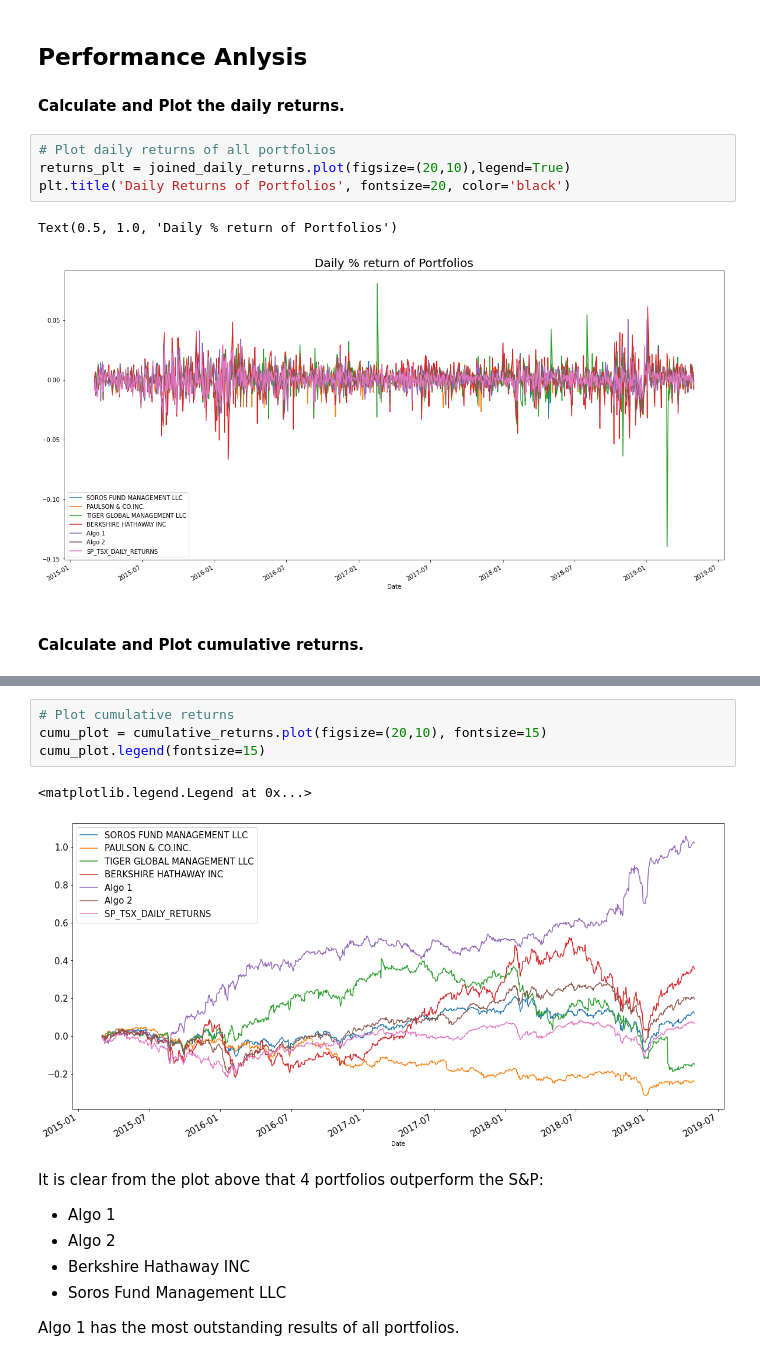
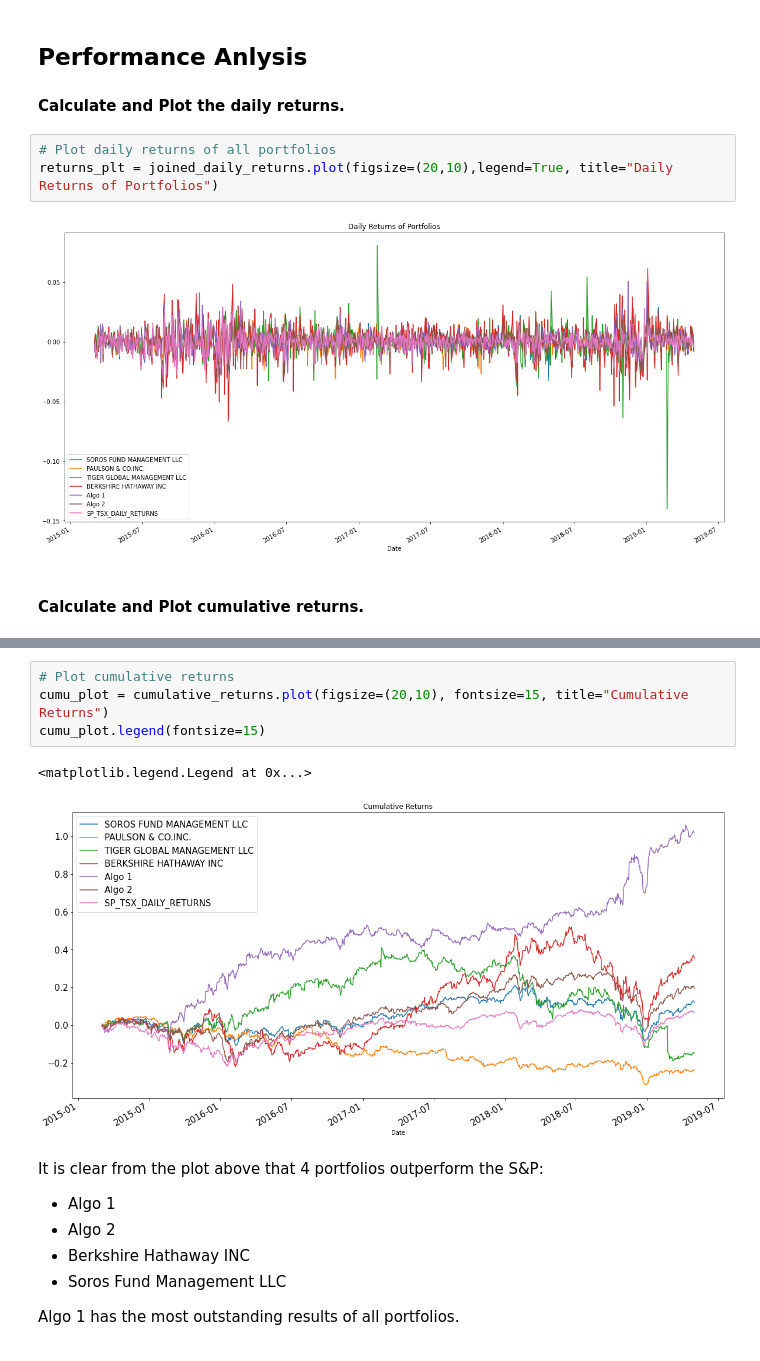
Before and after one commit to malrepos/Assignment---Module-04, a Jupyter notebook: whale_analysis.ipynb, the cells around one changed output, grey strips where cells are left out. Saved outputs shown, nothing was run; the diff lists cells and outputs as text.

```diff
--- a/whale_analysis.ipynb
+++ b/whale_analysis.ipynb
@@ -256,11 +257,9 @@ In this section, you will calculate and visualize performance and risk metrics f
 #### Calculate and Plot the daily returns.
 # %%
 # Plot daily returns of all portfolios
-returns_plt = joined_daily_returns.plot(figsize=(20,10),legend=True)
-plt.title('Daily Returns of Portfolios', fontsize=20, color='black')
+returns_plt = joined_daily_returns.plot(figsize=(20,10),legend=True, title="Daily Returns of Portfolios")
 # %% [output]
-Text(0.5, 1.0, 'Daily % return of Portfolios')
-[figure, old version]
+[figure, new version]
 # %% [markdown]
 #### Calculate and Plot cumulative returns.
 # %%
@@ -278,11 +277,11 @@ cumulative_returns.head()
 | 2015-03-09 | -0.002383 | 0.002951 | -0.003367 | -0.010466 | -0.021717 | -0.004437 | ... |
 # %%
 # Plot cumulative returns
-cumu_plot = cumulative_returns.plot(figsize=(20,10), fontsize=15)
+cumu_plot = cumulative_returns.plot(figsize=(20,10), fontsize=15, title="Cumulative Returns")
 cumu_plot.legend(fontsize=15)
 # %% [output]
 <matplotlib.legend.Legend at 0x...>
-[figure, old version]
+[figure, new version]
 # %% [markdown]
 It is clear from the plot above that 4 portfolios outperform the S&P:
 * Algo 1
```
Also changed, not shown: parts of 7 cells of this notebook.
